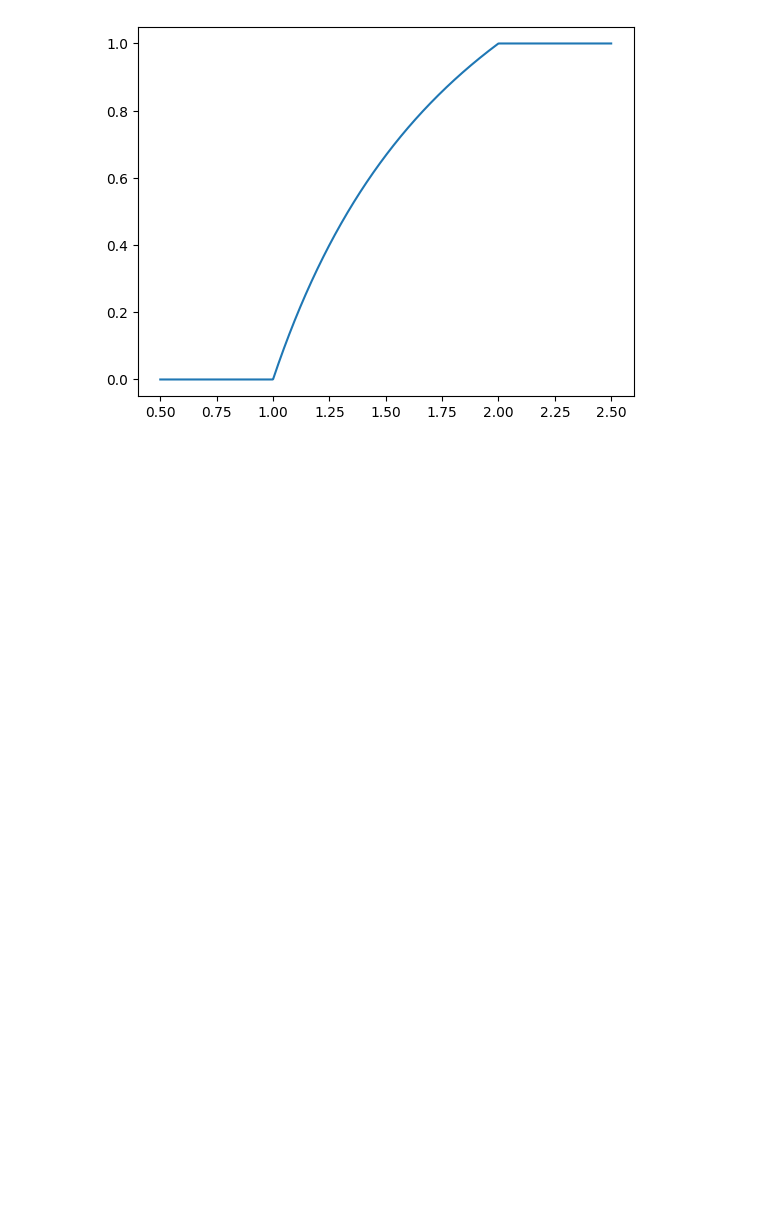
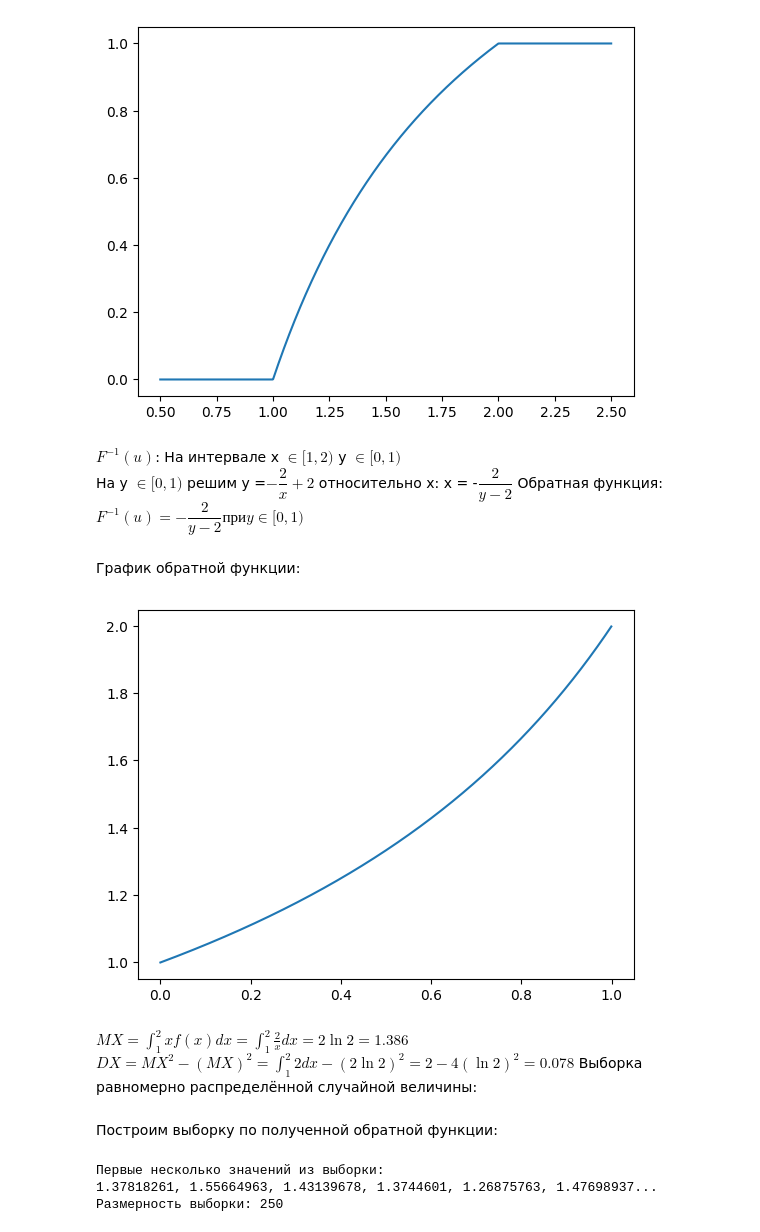
Before and after one commit to bloodlaac/terver, a Jupyter notebook: src/terver.ipynb, the cells around one changed output. Saved outputs shown, nothing was run; the diff lists cells and outputs as text; code cells hidden in the pictures; blank space fills up the shorter version.

```diff
--- a/src/terver.ipynb
+++ b/src/terver.ipynb
@@ -348,7 +359,7 @@ def F(x, a = 2):
     if x < a / 2:
         return 0
     elif ((x >= a / 2) and (x < a)):
-        return -2 / x + 2
+        return -a / x + a
     else:
         return 1
 # %% [markdown]
@@ -369,3 +380,27 @@ plt.plot(x, y)
 plt.show()
 # %% [output]
 [figure]
+# %% [markdown]
+$F^{-1}(u)$:</br></br>
+На интервале x $\in [1,2)$ y $\in \Big[0, 1\Big)$<br/>
+На y $\in \Big[0, 1\Big)$ решим y =$-\dfrac 2 x + 2$ относительно x:</br></br>
+x = -$\dfrac 2 {y - 2}$</br></br>
+Обратная функция:</br></br>
+$F^{-1}(u) = -\dfrac 2 {y - 2} при y \in [0, 1)$
+# %%
+def inversion(y):
+    if (y >= 0 and y < 1):
+        return -(2 / (y - 2))
+# %% [markdown]
+График обратной функции:
+# %%
+x = np.linspace(0, 1, 1000)
+y = [inversion(val) for val in x]
+plt.plot(x, y)
+plt.show()
+# %% [output]
+[figure, added]
+# %% [markdown]
+$\displaystyle MX = \int^2_{1} xf(x)dx = \int^2_{1} \frac 2 {x} dx = 2\ln 2 = 1.386\qquad$</br></br>
+$\displaystyle DX = MX^2 - (MX)^2 = \int^2_{1} 2dx - (2\ln 2)^2 = 2 - 4(\ln 2)^2 = 0.078$</br></br>
+Выборка равномерно распределённой случайной величины:
@@ -371,0 +409,10 @@ plt.show()
+# %% [markdown]
+Построим выборку по полученной обратной функции:
+# %%
+x = np.array([inversion(val) for val in selection])
+print(f"Первые несколько значений из выборки:\n{re.sub(" +", ", ", str(x[:6])[1:-1])}...")
+print(f"Размерность выборки: {str(x.shape)[1:-2]}")
+# %% [output]
+Первые несколько значений из выборки:
+1.37818261, 1.55664963, 1.43139678, 1.3744601, 1.26875763, 1.47698937...
+Размерность выборки: 250
```
Also changed, not shown: parts of 30 cells of this notebook.
